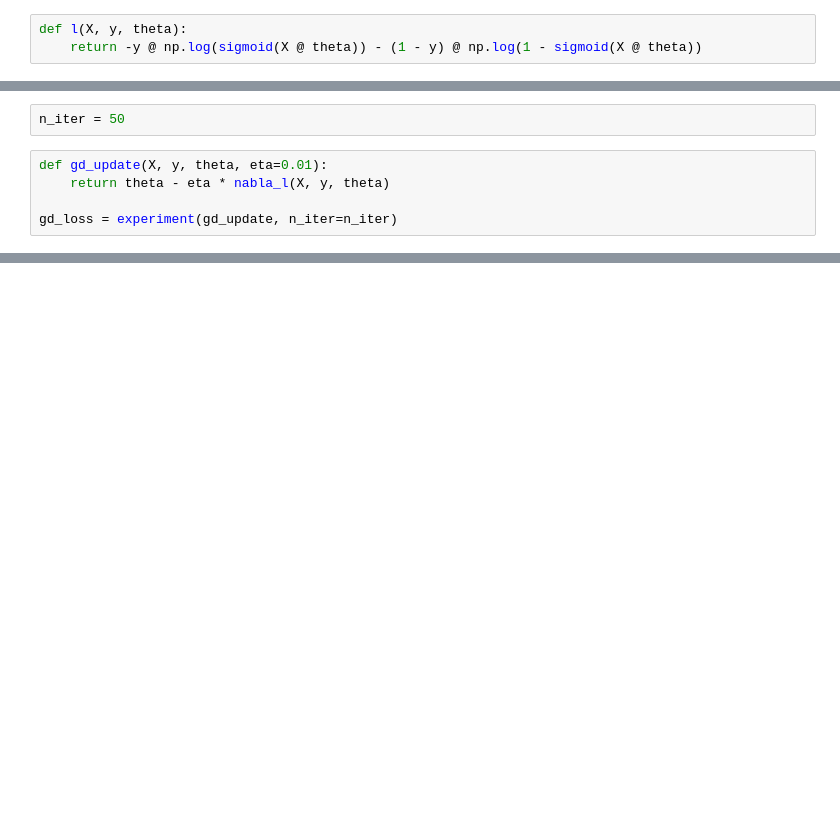
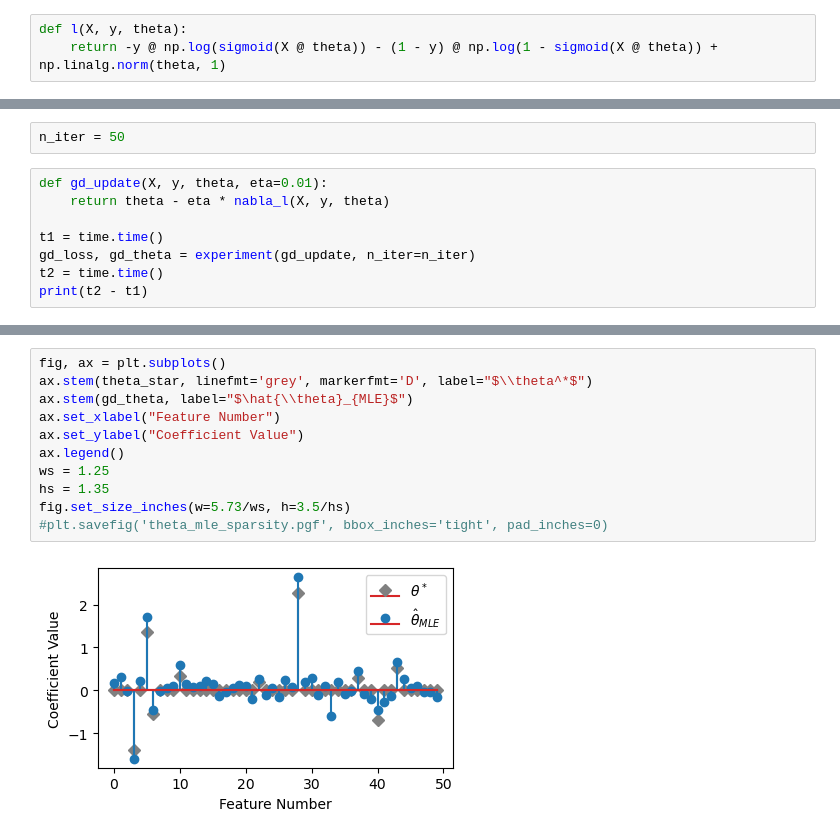
Before and after one commit to nerrma/thesis, a Jupyter notebook: paper_plots/logreg_example/logreg_ex.ipynb, the cells around one changed output, grey strips where cells are left out. Drawn from its saved outputs; the diff is of its cells as text; blank space fills up the shorter version.

```diff
--- a/paper_plots/logreg_example/logreg_ex.ipynb
+++ b/paper_plots/logreg_example/logreg_ex.ipynb
@@ -32,7 +34,7 @@ def sample_from_logreg(p=20, n=500, seed=984):
     return (X, theta_star, y)
 # %%
 def l(X, y, theta):
-    return -y @ np.log(sigmoid(X @ theta)) - (1 - y) @ np.log(1 - sigmoid(X @ theta))
+    return -y @ np.log(sigmoid(X @ theta)) - (1 - y) @ np.log(1 - sigmoid(X @ theta)) + np.linalg.norm(theta, 1)
 # %%
 def nabla_l(X, y, theta):
     return -X.T @ y + (X.T @ sigmoid(X @ theta)).ravel()
@@ -61,4 +65,7 @@ n_iter = 50
 def gd_update(X, y, theta, eta=0.01):
     return theta - eta * nabla_l(X, y, theta)
 
-gd_loss = experiment(gd_update, n_iter=n_iter)
+t1 = time.time()
+gd_loss, gd_theta = experiment(gd_update, n_iter=n_iter)
+t2 = time.time()
+print(t2 - t1)
@@ -91,0 +155,13 @@ fig.set_size_inches(w=5.73/ws, h=3.5/hs)
+# %%
+fig, ax = plt.subplots()
+ax.stem(theta_star, linefmt='grey', markerfmt='D', label="$\\theta^*$")
+ax.stem(gd_theta, label="$\hat{\\theta}_{MLE}$")
+ax.set_xlabel("Feature Number")
+ax.set_ylabel("Coefficient Value")
+ax.legend()
+ws = 1.25
+hs = 1.35
+fig.set_size_inches(w=5.73/ws, h=3.5/hs)
+#plt.savefig('theta_mle_sparsity.pgf', bbox_inches='tight', pad_inches=0)
+# %% [output]
+[figure, added]
```
Also changed, not shown: parts of 16 cells of this notebook, 5 other files.
